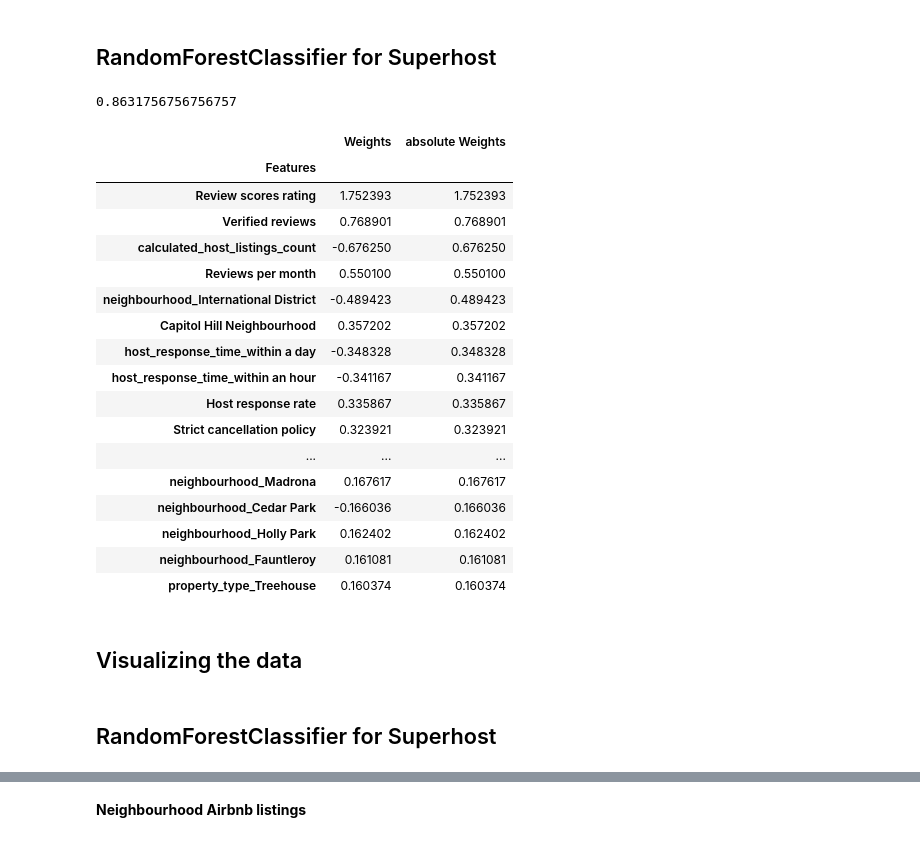
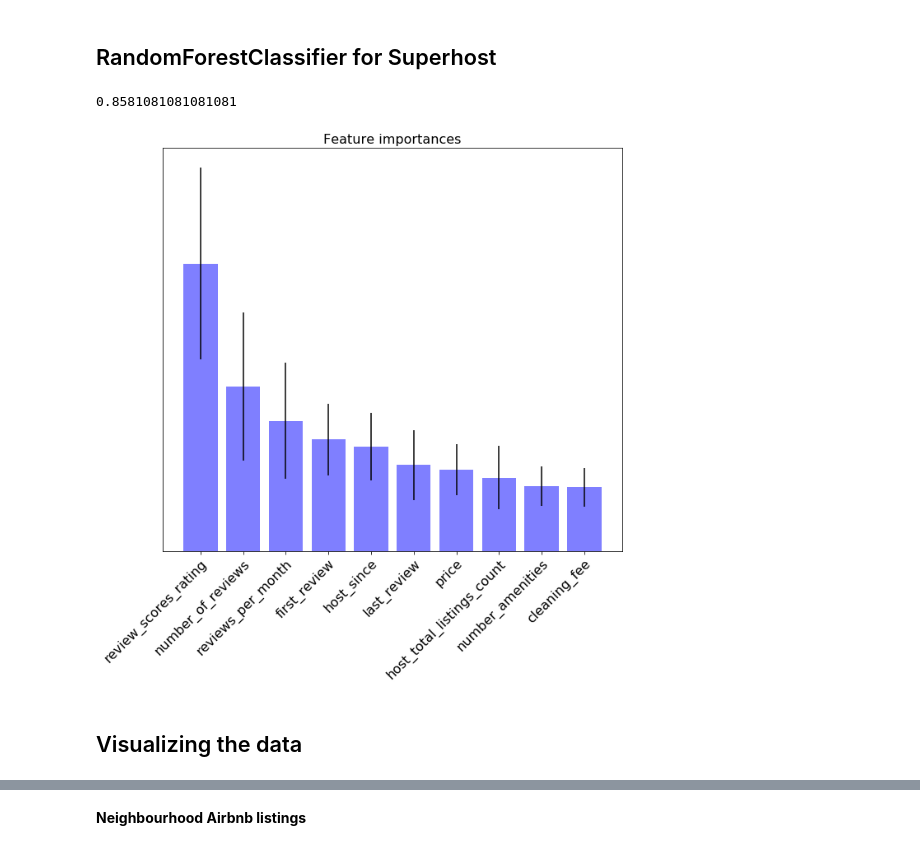
Before and after one commit to hnbezz/Portfolio, a Jupyter notebook: AirBnB_data_project/Airbnb_full_project.ipynb, the cells around one changed output, grey strips where cells are left out. Drawn from its saved outputs; the diff is of its cells as text; code cells hidden in the pictures.

```diff
--- a/AirBnB_data_project/Airbnb_full_project.ipynb
+++ b/AirBnB_data_project/Airbnb_full_project.ipynb
@@ -354,7 +369,7 @@ I drop all reviews that are not rating, to avoid multicollinearity
 X_s,y_s,num_vars = drop_fill(S_l_amenver,'host_is_superhost',['latitude','longitude','review_scores_accuracy','review_scores_cleanliness','review_scores_checkin','review_scores_communication','review_scores_location','review_scores_value'])
 X_s = make_dummies(X_s)
 #X_s, dropped_col_s = vif_dropping(X_s,15)
-X_s = X_s.reset_index()
+X_s = X_s.reset_index(drop=True)
 # %%
 scaler = StandardScaler()
 X_scaled = X_s.copy()
@@ -471,51 +436,31 @@ From the analysis above, we observed that the Randomforestclassifier is the best
 # %%
 ros = RandomOverSampler(random_state=42)
 X_ros, y_ros = ros.fit_resample(X_train2, y_train)
-forest_ros = RandomForestClassifier(n_estimators=100, criterion='entropy', bootstrap=True)
+forest_ros = RandomForestClassifier(n_estimators=500, criterion='entropy', bootstrap=True)
 forest_ros.fit(X_ros, y_ros)
 y_pred_forest = forest_ros.predict(X_test)
 f1_score(y_test, y_pred_forest, average='micro')
 # %% [output]
-0.8631756756756757
+0.8581081081081081
-# %%
-predictions = logisticRegr.predict(X_test)
-reg_summary = pd.DataFrame(X_train2.columns.values, columns=['Features'])
-reg_summary['Weights'] = logisticRegr.coef_[0]
-reg_summary = reg_summary.set_index('Features')
-reg_summary['absolute Weights'] = abs(logisticRegr.coef_[0])
-reg_summary = reg_summary.rename(index={
-    'review_scores_rating': 'Review scores rating',
-    'verif_reviews': 'Verified reviews',
-    'reviews_per_month': 'Reviews per month',
-    'neighbourhood_Capitol Hill': 'Capitol Hill Neighbourhood',
-    'host_response_rate': 'Host response rate',
-    'cancellation_policy_strict': 'Strict cancellation policy',
-    'last_review': 'Last review',
-    'host_in_Seattle': 'Host from Seattle',
-    'verif_phone': 'Verified phone',
-    'neighbourhood_Fremont': 'Freemont neighbourhood'
-})
-reg_summary.sort_values(by=['absolute Weights'],ascending=False)[0:50]
-# %% [output]
-|  | Weights | absolute Weights |
-| Features |  |  |
-| Review scores rating | 1.752393 | 1.752393 |
-| Verified reviews | 0.768901 | 0.768901 |
-| calculated_host_listings_count | -0.676250 | 0.676250 |
-| Reviews per month | 0.550100 | 0.550100 |
-| neighbourhood_International District | -0.489423 | 0.489423 |
-| Capitol Hill Neighbourhood | 0.357202 | 0.357202 |
-| host_response_time_within a day | -0.348328 | 0.348328 |
-| host_response_time_within an hour | -0.341167 | 0.341167 |
-| Host response rate | 0.335867 | 0.335867 |
-| Strict cancellation policy | 0.323921 | 0.323921 |
-| ... | ... | ... |
-| neighbourhood_Madrona | 0.167617 | 0.167617 |
-| neighbourhood_Cedar Park | -0.166036 | 0.166036 |
-| neighbourhood_Holly Park | 0.162402 | 0.162402 |
-| neighbourhood_Fauntleroy | 0.161081 | 0.161081 |
-| property_type_Treehouse | 0.160374 | 0.160374 |
+# %%
+importances = forest_ros.feature_importances_
+std = np.std([tree.feature_importances_ for tree in forest_ros.estimators_],
+             axis=0)
+indices = np.argsort(importances)[::-1]
+# %%
+num_bars = 10
+plt.figure(figsize=(10,9))
+plt.title("Feature importances", fontsize=16)
+plt.bar(range(num_bars), importances[indices[:num_bars]],
+       color="b", alpha=0.5, yerr=std[indices[:num_bars]], align="center")
+
+xtick_labell = []
+for ind in indices:
+    xtick_labell.append(X_train2.columns.tolist()[ind])
+
+plt.xticks(range(num_bars), xtick_labell, fontsize=16, rotation = 45, ha="right", rotation_mode="anchor")
+plt.tick_params(axis='y', which='both', left=False, right=False, labelleft=False)
+# %% [output]
+[figure, added]
 # %% [markdown]
 ## Visualizing the data
-# %% [markdown]
-## RandomForestClassifier for Superhost
```
Also changed, not shown: parts of 15 cells of this notebook.
